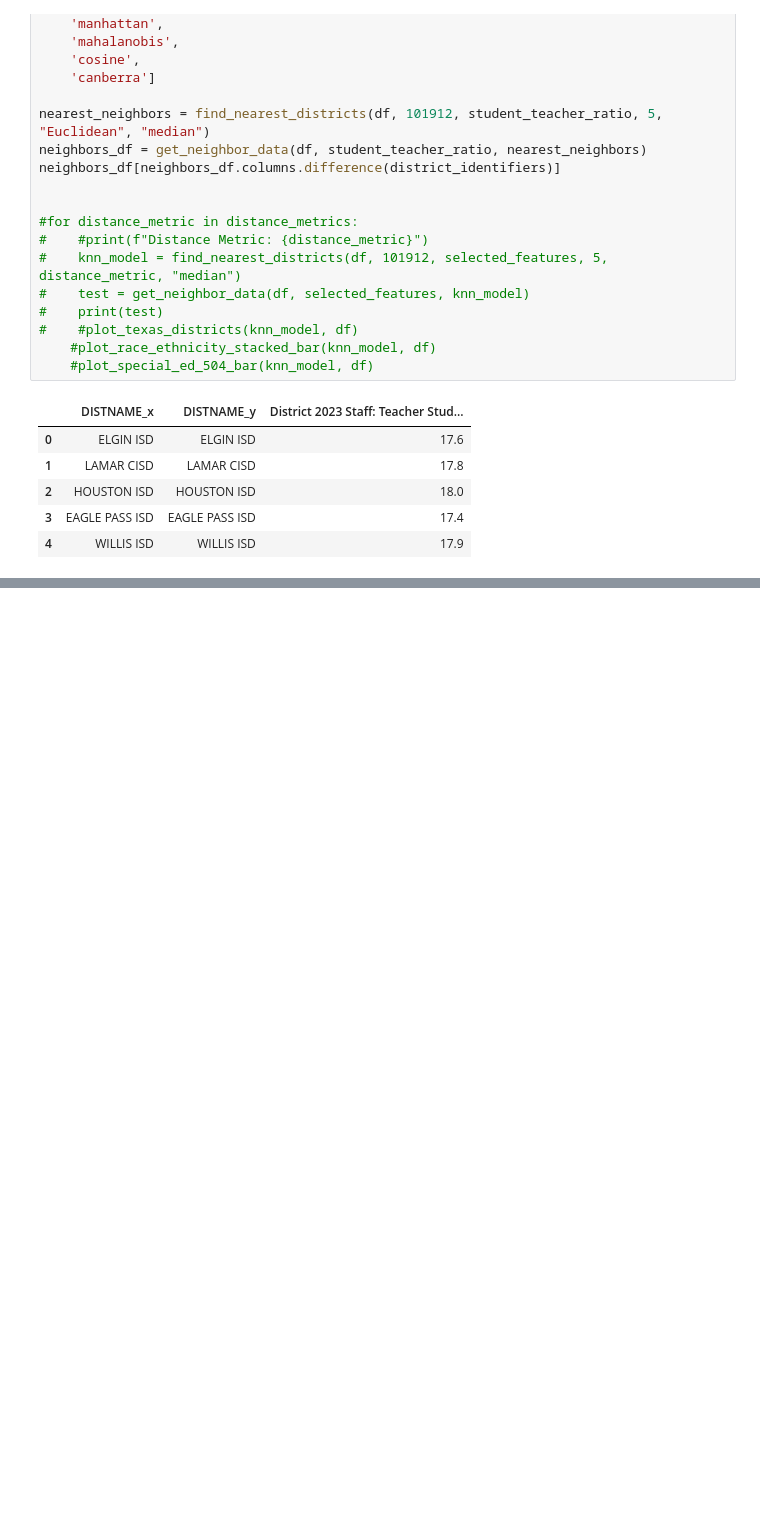
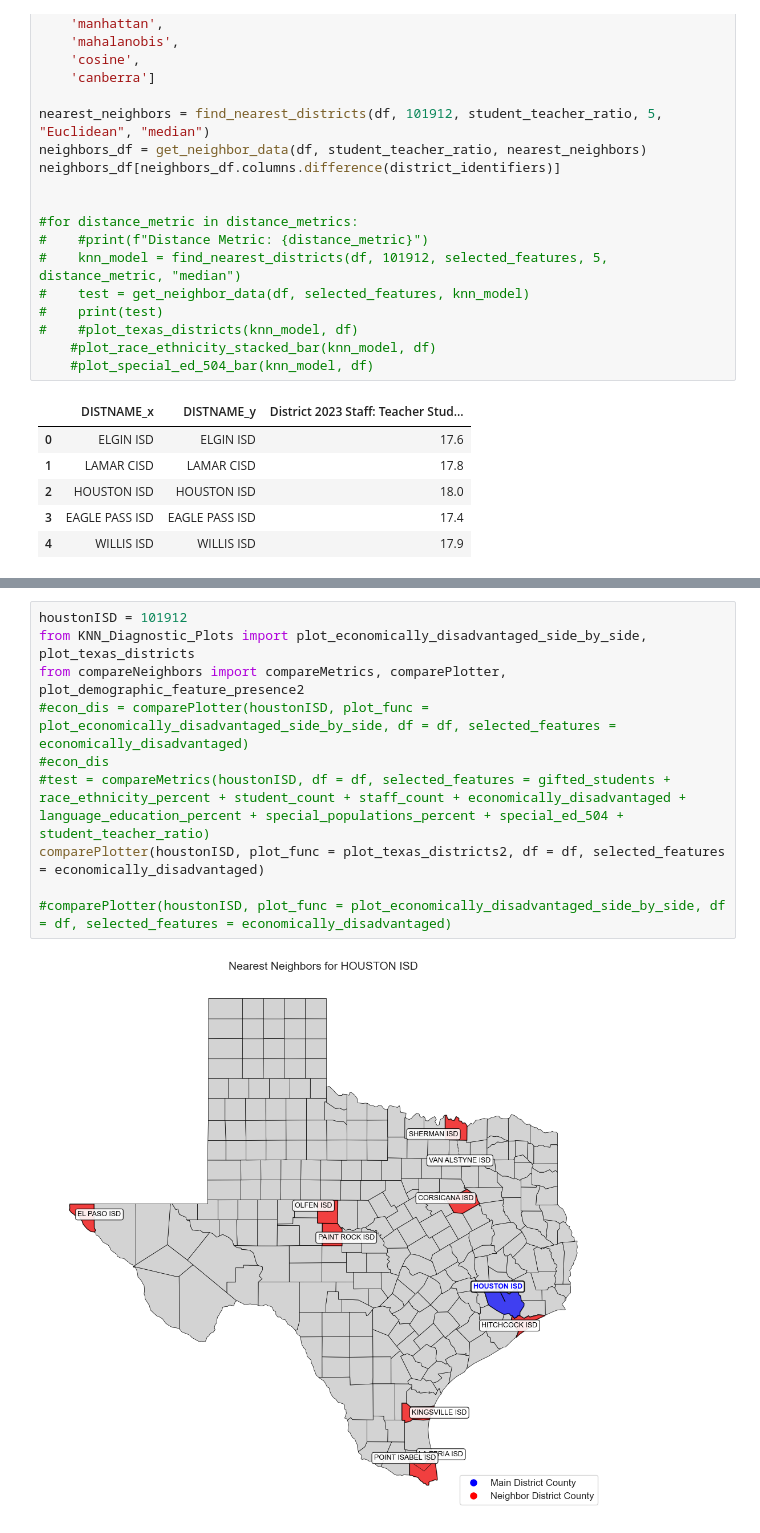
Before and after one commit to RiceD2KLab/HERC_Sp25, a Jupyter notebook: 4_Data_Modeling/4.2_KNN_Clustering/1. Implementation/1. KNN_Implementation.ipynb, the cells around one changed output, grey strips where cells are left out. Drawn from its saved outputs; the diff is of its cells as text; blank space fills up the shorter version.

```diff
--- a/4_Data_Modeling/4.2_KNN_Clustering/1. Implementation/1. KNN_Implementation.ipynb
+++ b/4_Data_Modeling/4.2_KNN_Clustering/1. Implementation/1. KNN_Implementation.ipynb
@@ -170,0 +258,12 @@ neighbors_df[neighbors_df.columns.difference(district_identifiers)]
+# %%
+houstonISD = 101912
+from KNN_Diagnostic_Plots import plot_economically_disadvantaged_side_by_side, plot_texas_districts
+from compareNeighbors import compareMetrics, comparePlotter, plot_demographic_feature_presence2
+#econ_dis = comparePlotter(houstonISD, plot_func = plot_economically_disadvantaged_side_by_side, df = df, selected_features = economically_disadvantaged)
+#econ_dis
+#test = compareMetrics(houstonISD, df = df, selected_features = gifted_students + race_ethnicity_percent + student_count + staff_count + economically_disadvantaged + language_education_percent + special_populations_percent + special_ed_504 + student_teacher_ratio)
+comparePlotter(houstonISD, plot_func = plot_texas_districts2, df = df, selected_features = economically_disadvantaged)
+
+#comparePlotter(houstonISD, plot_func = plot_economically_disadvantaged_side_by_side, df = df, selected_features = economically_disadvantaged)
+# %% [output]
+[figure, added]
```
Also changed, not shown: parts of 7 cells of this notebook, 2 other files.
